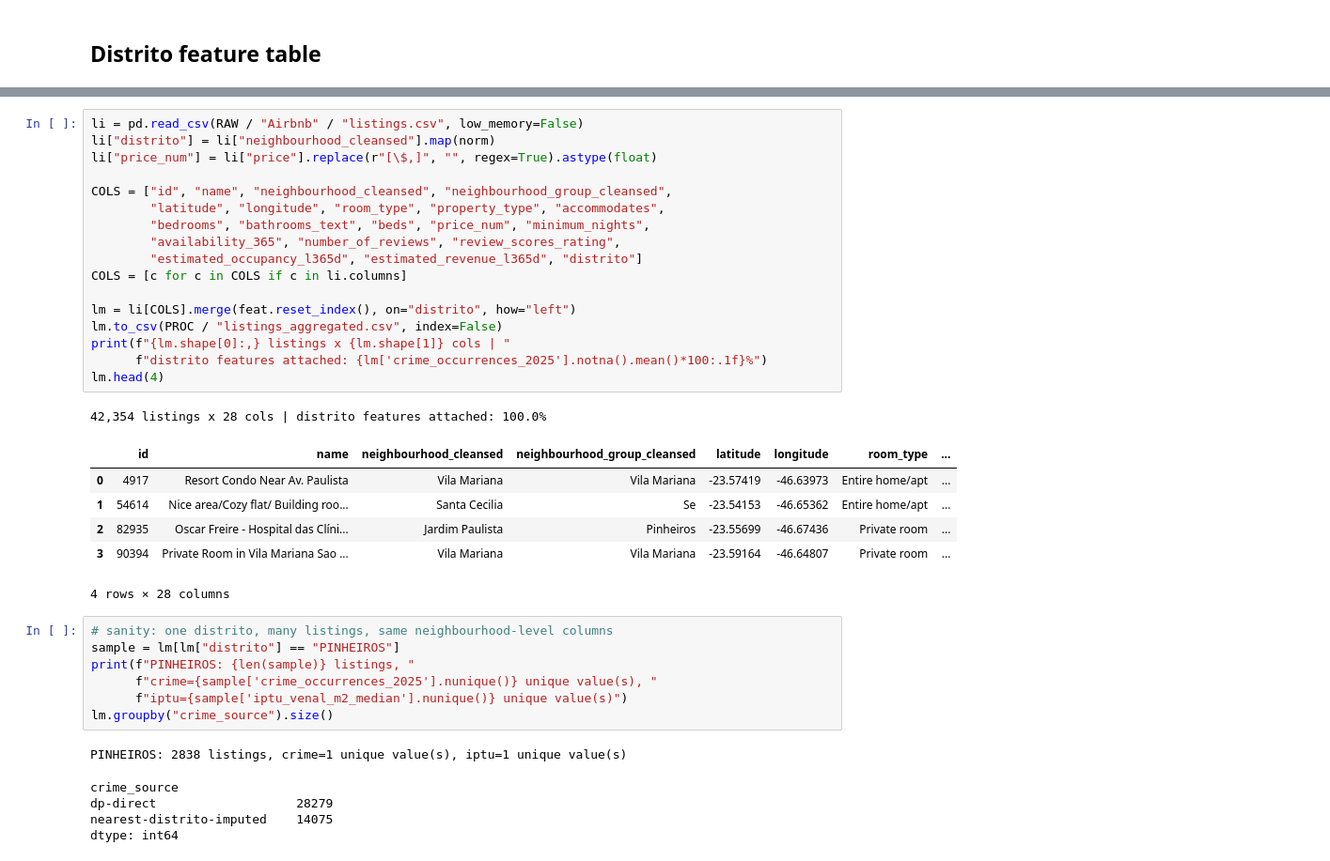
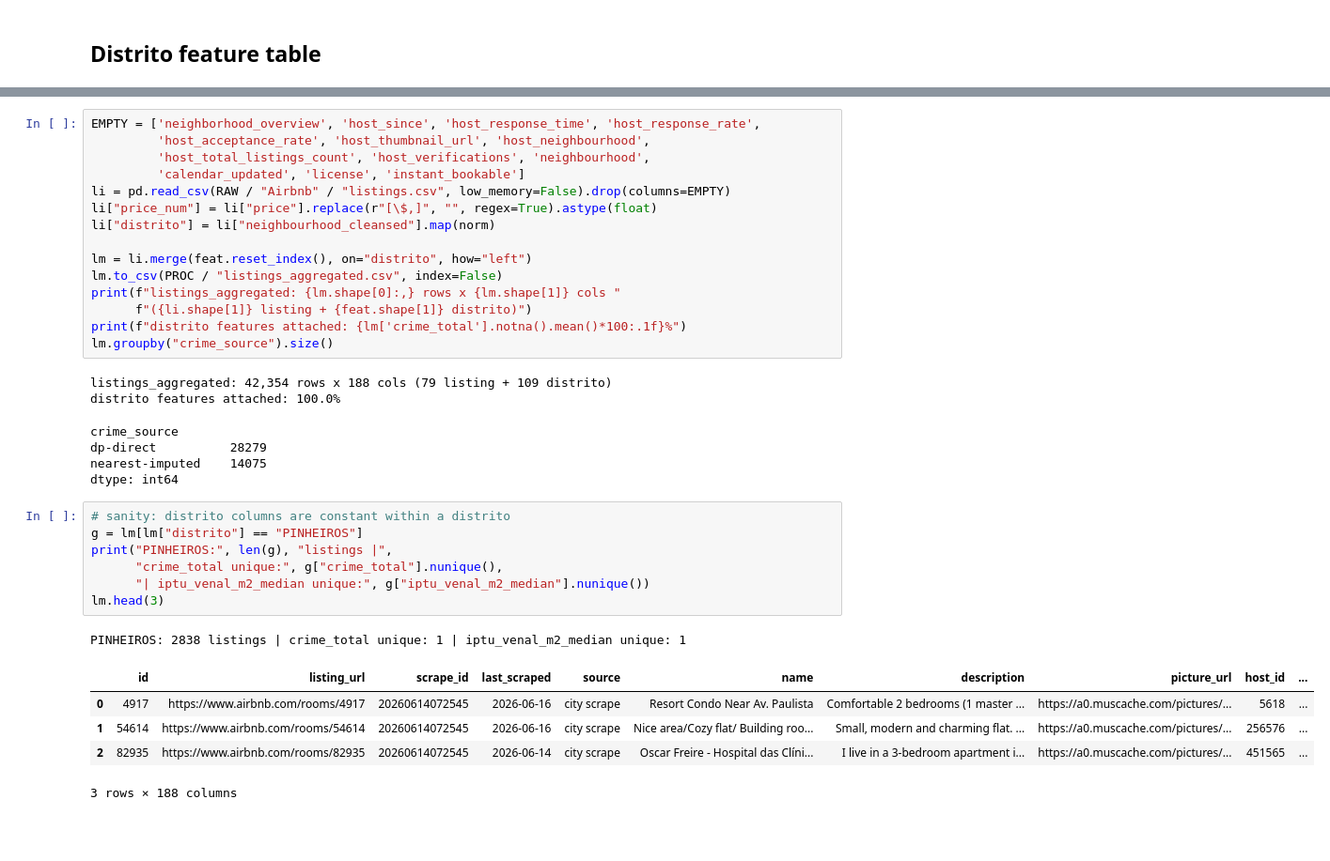
Before and after one commit to YusukeHayashibara/Property-pricing-for-Airbnb, a Jupyter notebook: notebooks/aggregation.ipynb, the cells around one changed output, grey strips where cells are left out. Shown at 94% size. Saved outputs shown, nothing was run; the diff lists cells and outputs as text; blank space fills up the shorter version.

```diff
--- a/notebooks/aggregation.ipynb
+++ b/notebooks/aggregation.ipynb
@@ -154,39 +222,37 @@ feat.head()
 # %%
-li = pd.read_csv(RAW / "Airbnb" / "listings.csv", low_memory=False)
+EMPTY = ['neighborhood_overview', 'host_since', 'host_response_time', 'host_response_rate',
+         'host_acceptance_rate', 'host_thumbnail_url', 'host_neighbourhood',
+         'host_total_listings_count', 'host_verifications', 'neighbourhood',
+         'calendar_updated', 'license', 'instant_bookable']
+li = pd.read_csv(RAW / "Airbnb" / "listings.csv", low_memory=False).drop(columns=EMPTY)
+li["price_num"] = li["price"].replace(r"[\$,]", "", regex=True).astype(float)
 li["distrito"] = li["neighbourhood_cleansed"].map(norm)
-li["price_num"] = li["price"].replace(r"[\$,]", "", regex=True).astype(float)
 
-COLS = ["id", "name", "neighbourhood_cleansed", "neighbourhood_group_cleansed",
-        "latitude", "longitude", "room_type", "property_type", "accommodates",
-        "bedrooms", "bathrooms_text", "beds", "price_num", "minimum_nights",
-        "availability_365", "number_of_reviews", "review_scores_rating",
-        "estimated_occupancy_l365d", "estimated_revenue_l365d", "distrito"]
-COLS = [c for c in COLS if c in li.columns]
-
-lm = li[COLS].merge(feat.reset_index(), on="distrito", how="left")
+lm = li.merge(feat.reset_index(), on="distrito", how="left")
 lm.to_csv(PROC / "listings_aggregated.csv", index=False)
-print(f"{lm.shape[0]:,} listings x {lm.shape[1]} cols | "
-      f"distrito features attached: {lm['crime_occurrences_2025'].notna().mean()*100:.1f}%")
-lm.head(4)
+print(f"listings_aggregated: {lm.shape[0]:,} rows x {lm.shape[1]} cols "
+      f"({li.shape[1]} listing + {feat.shape[1]} distrito)")
+print(f"distrito features attached: {lm['crime_total'].notna().mean()*100:.1f}%")
+lm.groupby("crime_source").size()
 # %% [output]
-42,354 listings x 28 cols | distrito features attached: 100.0%
+listings_aggregated: 42,354 rows x 188 cols (79 listing + 109 distrito)
+distrito features attached: 100.0%
-|  | id | name | neighbourhood_cleansed | neighbourhood_group_cleansed | latitude | longitude | room_type | ... |
-| 0 | 4917 | Resort Condo Near Av. Paulista | Vila Mariana | Vila Mariana | -23.57419 | -46.63973 | Entire home/apt | ... |
-| 1 | 54614 | Nice area/Cozy flat/ Building roo... | Santa Cecilia | Se | -23.54153 | -46.65362 | Entire home/apt | ... |
-| 2 | 82935 | Oscar Freire - Hospital das Clíni... | Jardim Paulista | Pinheiros | -23.55699 | -46.67436 | Private room | ... |
-| 3 | 90394 | Private Room in Vila Mariana Sao ... | Vila Mariana | Vila Mariana | -23.59164 | -46.64807 | Private room | ... |
-4 rows × 28 columns
+crime_source
+dp-direct          28279
+nearest-imputed    14075
+dtype: int64
 # %%
-# sanity: one distrito, many listings, same neighbourhood-level columns
-sample = lm[lm["distrito"] == "PINHEIROS"]
-print(f"PINHEIROS: {len(sample)} listings, "
-      f"crime={sample['crime_occurrences_2025'].nunique()} unique value(s), "
-      f"iptu={sample['iptu_venal_m2_median'].nunique()} unique value(s)")
-lm.groupby("crime_source").size()
+# sanity: distrito columns are constant within a distrito
+g = lm[lm["distrito"] == "PINHEIROS"]
+print("PINHEIROS:", len(g), "listings |",
+      "crime_total unique:", g["crime_total"].nunique(),
+      "| iptu_venal_m2_median unique:", g["iptu_venal_m2_median"].nunique())
+lm.head(3)
 # %% [output]
-PINHEIROS: 2838 listings, crime=1 unique value(s), iptu=1 unique value(s)
+PINHEIROS: 2838 listings | crime_total unique: 1 | iptu_venal_m2_median unique: 1
+|  | id | listing_url | scrape_id | last_scraped | source | name | description | picture_url | host_id | ... |
+| 0 | 4917 | https://www.airbnb.com/rooms/4917 | 20260614072545 | 2026-06-16 | city scrape | Resort Condo Near Av. Paulista | Comfortable 2 bedrooms (1 master ... | https://a0.muscache.com/pictures/... | 5618 | ... |
+| 1 | 54614 | https://www.airbnb.com/rooms/54614 | 20260614072545 | 2026-06-16 | city scrape | Nice area/Cozy flat/ Building roo... | Small, modern and charming flat. ... | https://a0.muscache.com/pictures/... | 256576 | ... |
+| 2 | 82935 | https://www.airbnb.com/rooms/82935 | 20260614072545 | 2026-06-14 | city scrape | Oscar Freire - Hospital das Clíni... | I live in a 3-bedroom apartment i... | https://a0.muscache.com/pictures/... | 451565 | ... |
-crime_source
-dp-direct                   28279
-nearest-distrito-imputed    14075
-dtype: int64
+3 rows × 188 columns
 # %%
```
Also changed, not shown: parts of 19 cells of this notebook, 2 other files.
